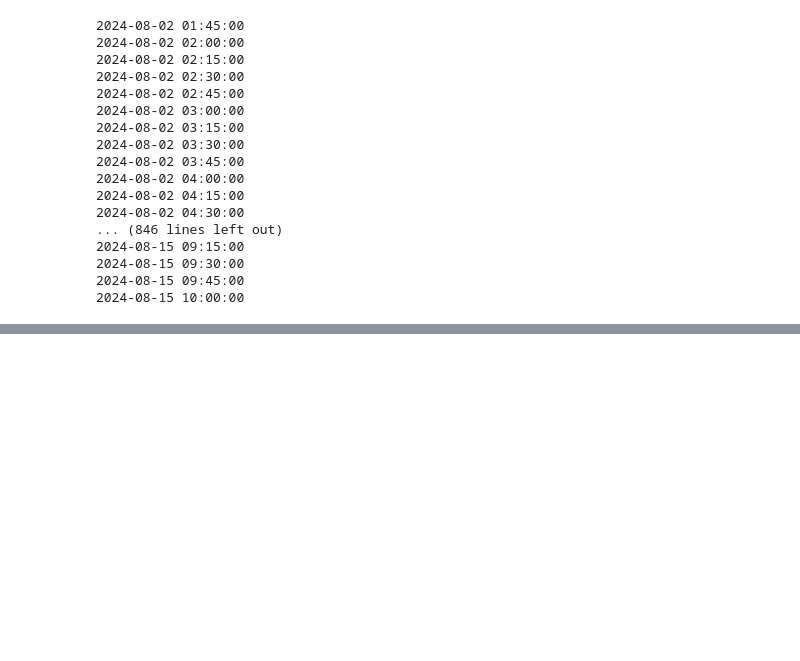
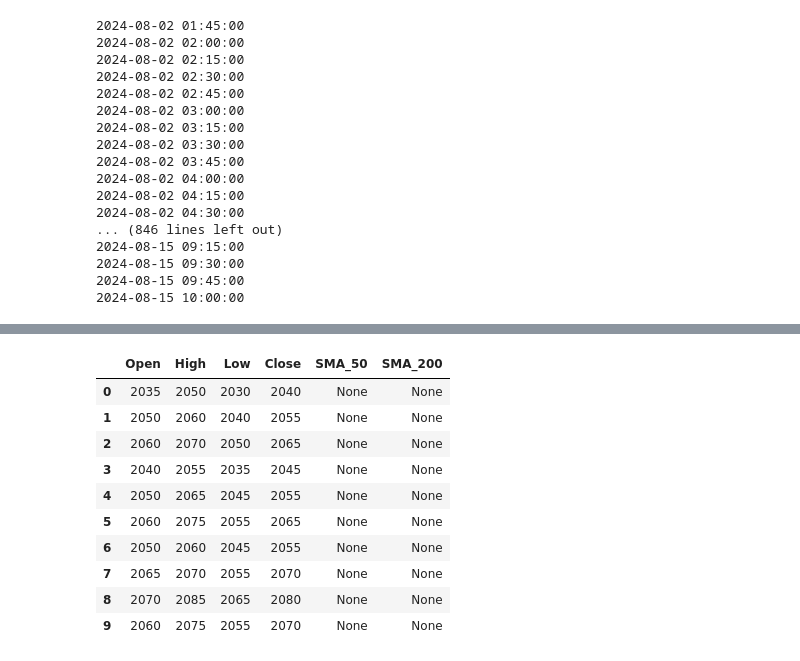
Before and after one commit to jona04/mytrade-jupyter, a Jupyter notebook: generate-images-aws.ipynb, the cells around one changed output, grey strips where cells are left out. Cells and saved outputs as stored; diff of their text form; code cells hidden in the pictures; blank space fills up the shorter version.

```diff
--- a/generate-images-aws.ipynb
+++ b/generate-images-aws.ipynb
@@ -407,0 +491,14 @@ generate_charts_for_august(dfm15, 'charts_august', num_candles=100)
+# %%
+bollinger_bands
+# %% [output]
+|  | Open | High | Low | Close | SMA_50 | SMA_200 |
+| 0 | 2035 | 2050 | 2030 | 2040 | None | None |
+| 1 | 2050 | 2060 | 2040 | 2055 | None | None |
+| 2 | 2060 | 2070 | 2050 | 2065 | None | None |
+| 3 | 2040 | 2055 | 2035 | 2045 | None | None |
+| 4 | 2050 | 2065 | 2045 | 2055 | None | None |
+| 5 | 2060 | 2075 | 2055 | 2065 | None | None |
+| 6 | 2050 | 2060 | 2045 | 2055 | None | None |
+| 7 | 2065 | 2070 | 2055 | 2070 | None | None |
+| 8 | 2070 | 2085 | 2065 | 2080 | None | None |
+| 9 | 2060 | 2075 | 2055 | 2070 | None | None |
```
Also changed, not shown: parts of 2 cells of this notebook, 2 other files.
